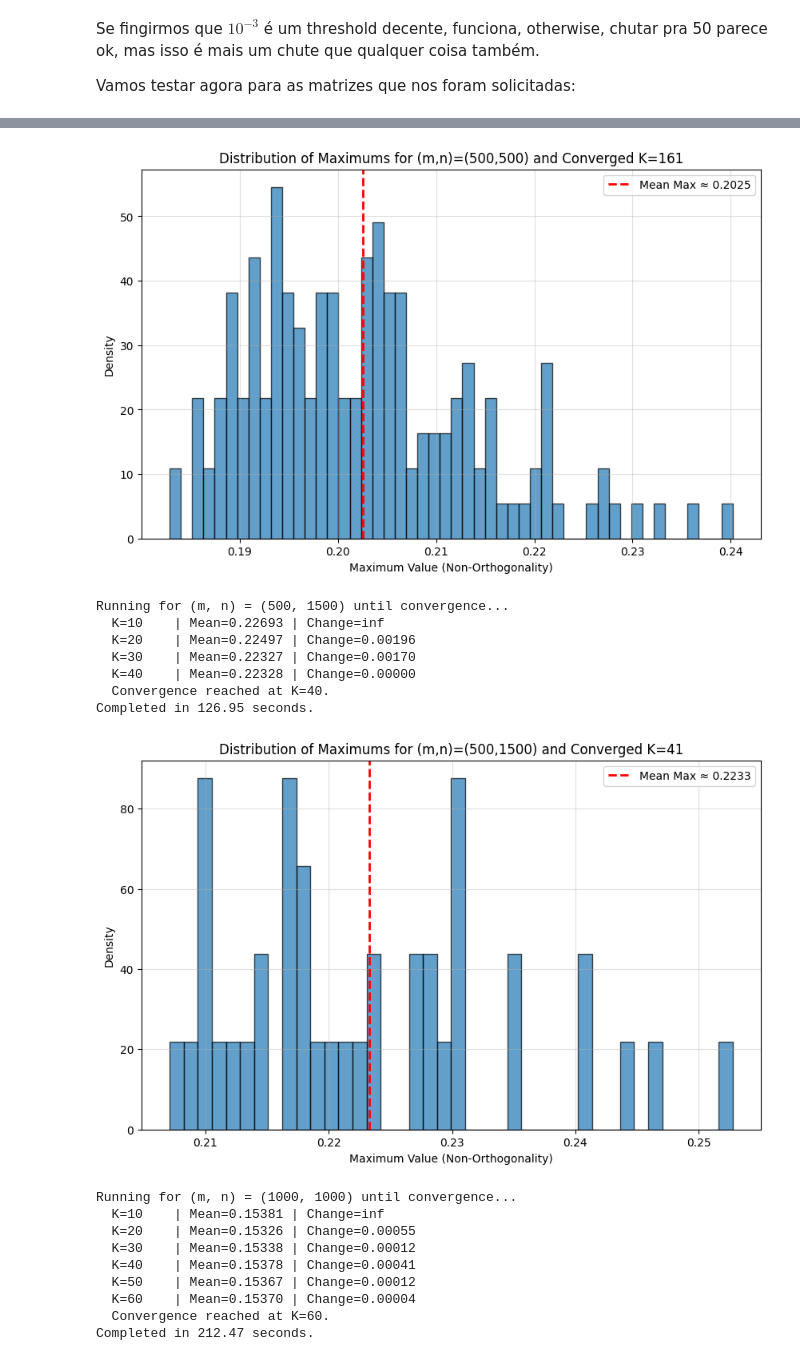
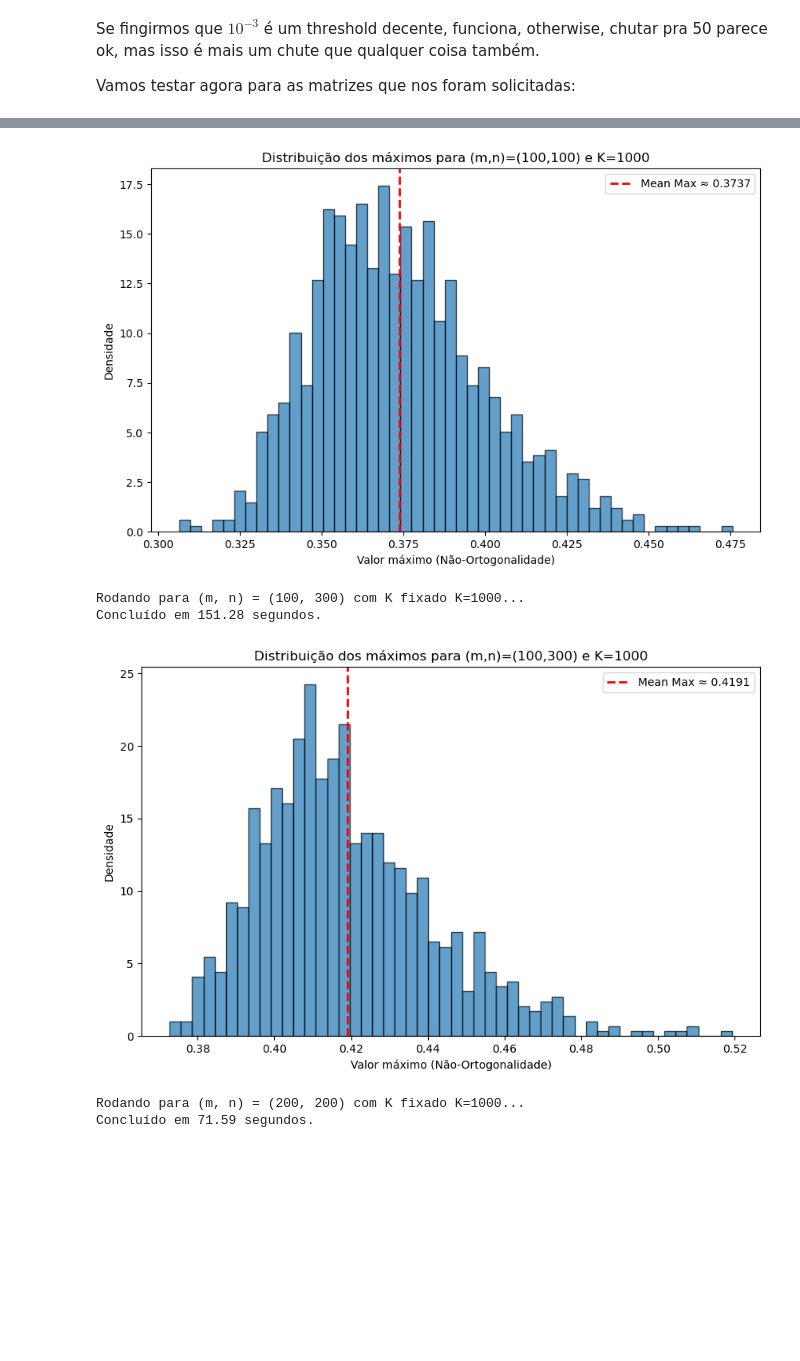
Before and after one commit to isaiasgoncalves/projeto_4_ALN, a Jupyter notebook: proj_4.ipynb, the cells around one changed output, grey strips where cells are left out. Drawn from its saved outputs; the diff is of its cells as text; code cells hidden in the pictures; blank space fills up the shorter version.

```diff
--- a/proj_4.ipynb
+++ b/proj_4.ipynb
@@ -405,7 +304,6 @@ for m, n in smaller_mat:
     plt.xlabel("Valor máximo (Não-Ortogonalidade)")
     plt.ylabel("Densidade")
     plt.legend()
-    plt.grid(alpha=0.4)
     plt.show()
 
 # ==============================================================================
@@ -452,6 +350,5 @@ for m, n in larger_mat:
     plt.xlabel("Maximum Value (Non-Orthogonality)")
     plt.ylabel("Density")
     plt.legend()
-    plt.grid(alpha=0.4)
     plt.show()
 # %% [output]
@@ -475,18 +359,6 @@ Completed in 53.45 seconds.
-[figure, old version]
+[figure, new version]
-Running for (m, n) = (500, 1500) until convergence...
-  K=10    | Mean=0.22693 | Change=inf
-  K=20    | Mean=0.22497 | Change=0.00196
-  K=30    | Mean=0.22327 | Change=0.00170
-  K=40    | Mean=0.22328 | Change=0.00000
-  Convergence reached at K=40.
-Completed in 126.95 seconds.
+Rodando para (m, n) = (100, 300) com K fixado K=1000...
+Concluído em 151.28 segundos.
-[figure, old version]
+[figure, new version]
-Running for (m, n) = (1000, 1000) until convergence...
-  K=10    | Mean=0.15381 | Change=inf
-  K=20    | Mean=0.15326 | Change=0.00055
-  K=30    | Mean=0.15338 | Change=0.00012
-  K=40    | Mean=0.15378 | Change=0.00041
-  K=50    | Mean=0.15367 | Change=0.00012
-  K=60    | Mean=0.15370 | Change=0.00004
-  Convergence reached at K=60.
-Completed in 212.47 seconds.
+Rodando para (m, n) = (200, 200) com K fixado K=1000...
+Concluído em 71.59 segundos.
```
Also changed, not shown: parts of 3 cells of this notebook.
